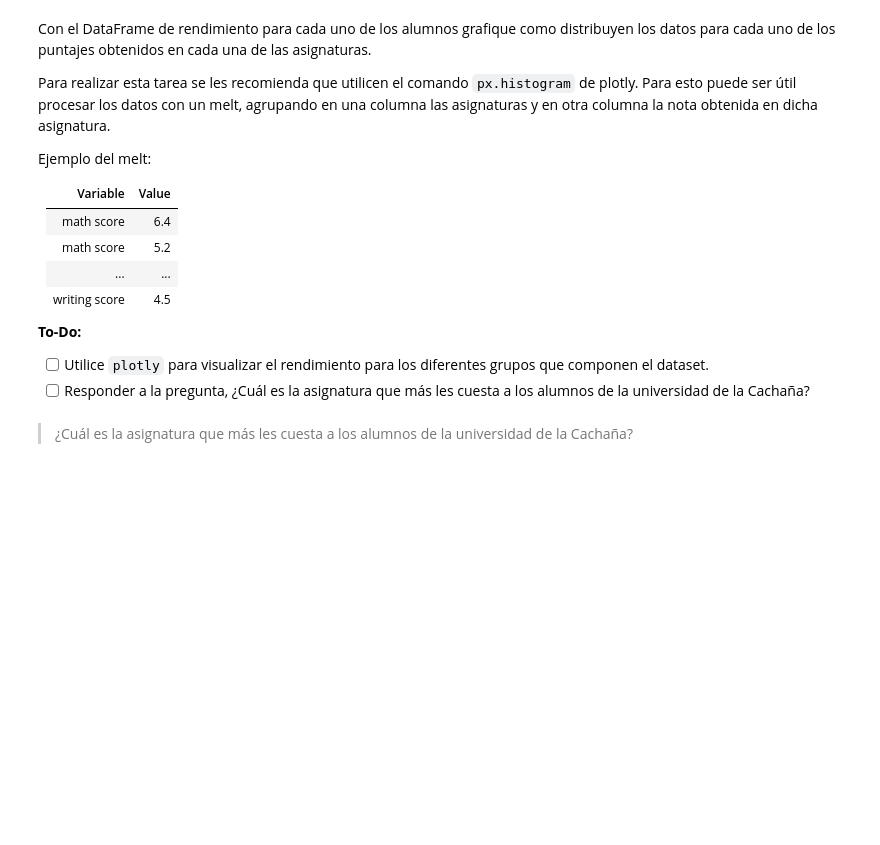
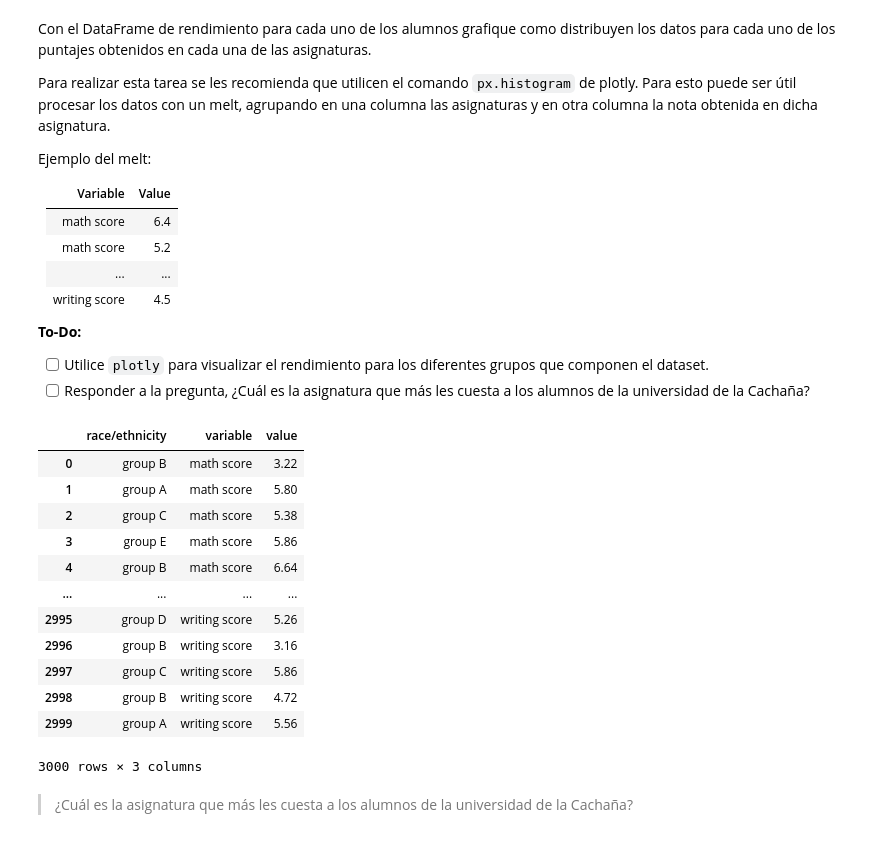
Before and after one commit to Johnny952/labDataScience, a Jupyter notebook: lab2/Laboratoriov2.ipynb, the cells around one changed output. Saved outputs shown, nothing was run; the diff lists cells and outputs as text; code cells hidden in the pictures; blank space fills up the shorter version.

```diff
--- a/lab2/Laboratoriov2.ipynb
+++ b/lab2/Laboratoriov2.ipynb
@@ -498,0 +541,18 @@ Ejemplo del melt:
+# %%
+#### Codigo Aquí ####
+df = pd.melt(df_grades2, id_vars=['race/ethnicity'], value_vars=['math score', 'reading score', 'writing score'])
+df
+# %% [output]
+|  | race/ethnicity | variable | value |
+| 0 | group B | math score | 3.22 |
+| 1 | group A | math score | 5.80 |
+| 2 | group C | math score | 5.38 |
+| 3 | group E | math score | 5.86 |
+| 4 | group B | math score | 6.64 |
+| ... | ... | ... | ... |
+| 2995 | group D | writing score | 5.26 |
+| 2996 | group B | writing score | 3.16 |
+| 2997 | group C | writing score | 5.86 |
+| 2998 | group B | writing score | 4.72 |
+| 2999 | group A | writing score | 5.56 |
+3000 rows × 3 columns
```
Also changed, not shown: parts of 28 cells of this notebook.
